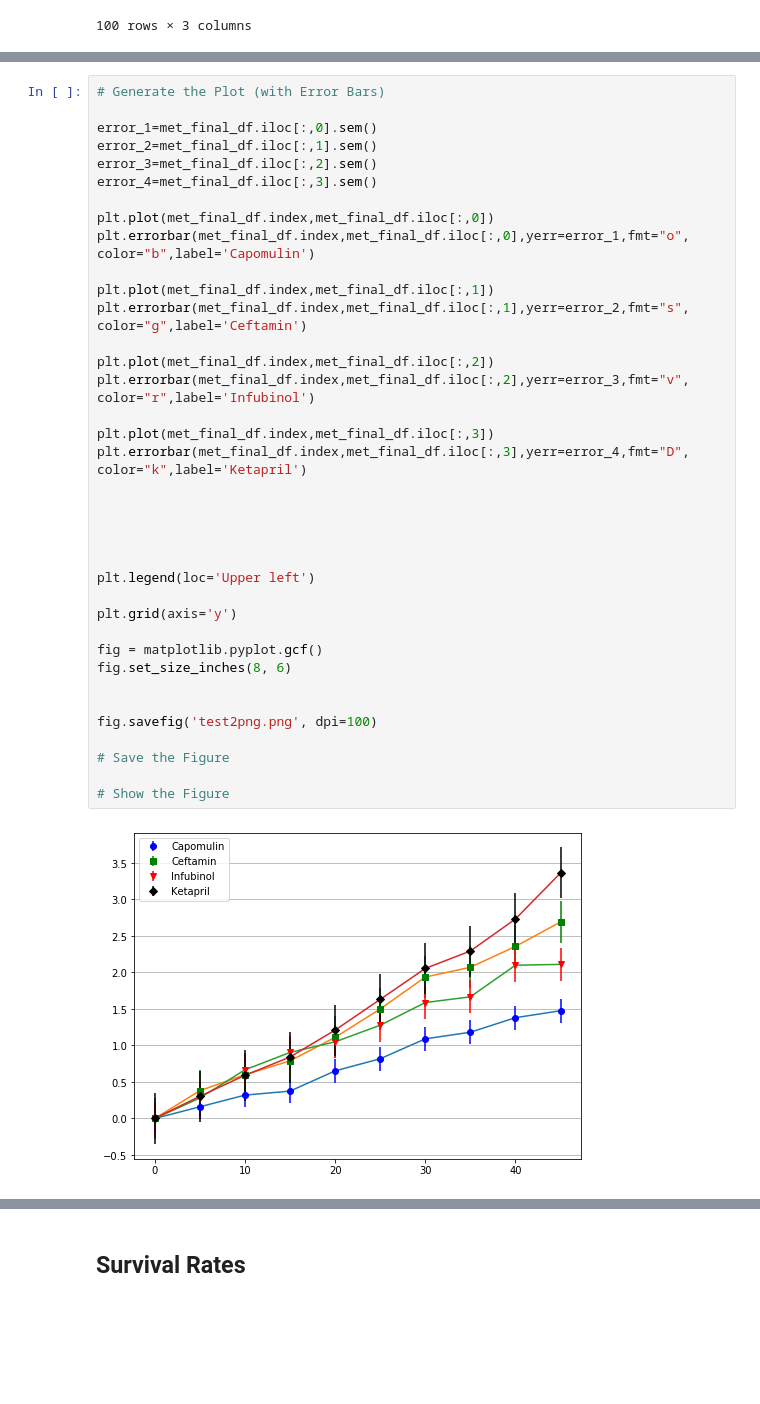
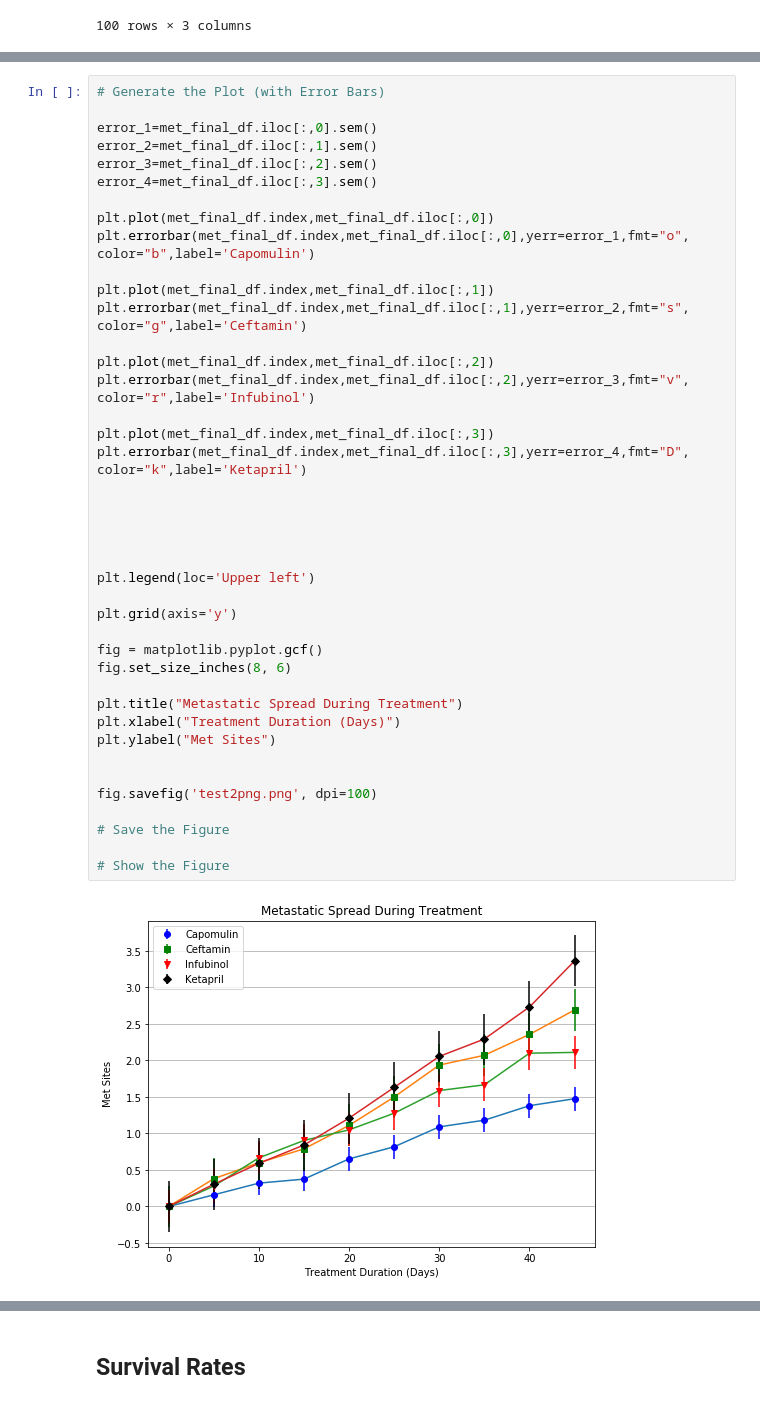
Before and after one commit to maheshdivan/matplotlib-challenge, a Jupyter notebook: Pymaceuticals/pymaceuticals_starter.ipynb, the cells around one changed output, grey strips where cells are left out. Cells and saved outputs as stored; diff of their text form; blank space fills up the shorter version.

```diff
--- a/Pymaceuticals/pymaceuticals_starter.ipynb
+++ b/Pymaceuticals/pymaceuticals_starter.ipynb
@@ -254,34 +258,38 @@ error_4=met_final_df.iloc[:,3].sem()
 plt.plot(met_final_df.index,met_final_df.iloc[:,0])
 plt.errorbar(met_final_df.index,met_final_df.iloc[:,0],yerr=error_1,fmt="o", color="b",label='Capomulin')
 
 plt.plot(met_final_df.index,met_final_df.iloc[:,1])
 plt.errorbar(met_final_df.index,met_final_df.iloc[:,1],yerr=error_2,fmt="s", color="g",label='Ceftamin')
 
 plt.plot(met_final_df.index,met_final_df.iloc[:,2])
 plt.errorbar(met_final_df.index,met_final_df.iloc[:,2],yerr=error_3,fmt="v", color="r",label='Infubinol')
 
 plt.plot(met_final_df.index,met_final_df.iloc[:,3])
 plt.errorbar(met_final_df.index,met_final_df.iloc[:,3],yerr=error_4,fmt="D", color="k",label='Ketapril')
 
 
 
 
 
 plt.legend(loc='Upper left')
 
 plt.grid(axis='y')
 
 fig = matplotlib.pyplot.gcf()
 fig.set_size_inches(8, 6)
 
+plt.title("Metastatic Spread During Treatment")
+plt.xlabel("Treatment Duration (Days)")
+plt.ylabel("Met Sites")
+
 
 fig.savefig('test2png.png', dpi=100)
 
 # Save the Figure
 
 # Show the Figure
 # %% [output]
-[figure, old version]
+[figure, new version]
 # %% [markdown]
 ![Metastatic Spread During Treatment](../Images/spread.png)
 # %% [markdown]
```
Also changed, not shown: parts of 3 cells of this notebook, 4 other files.
